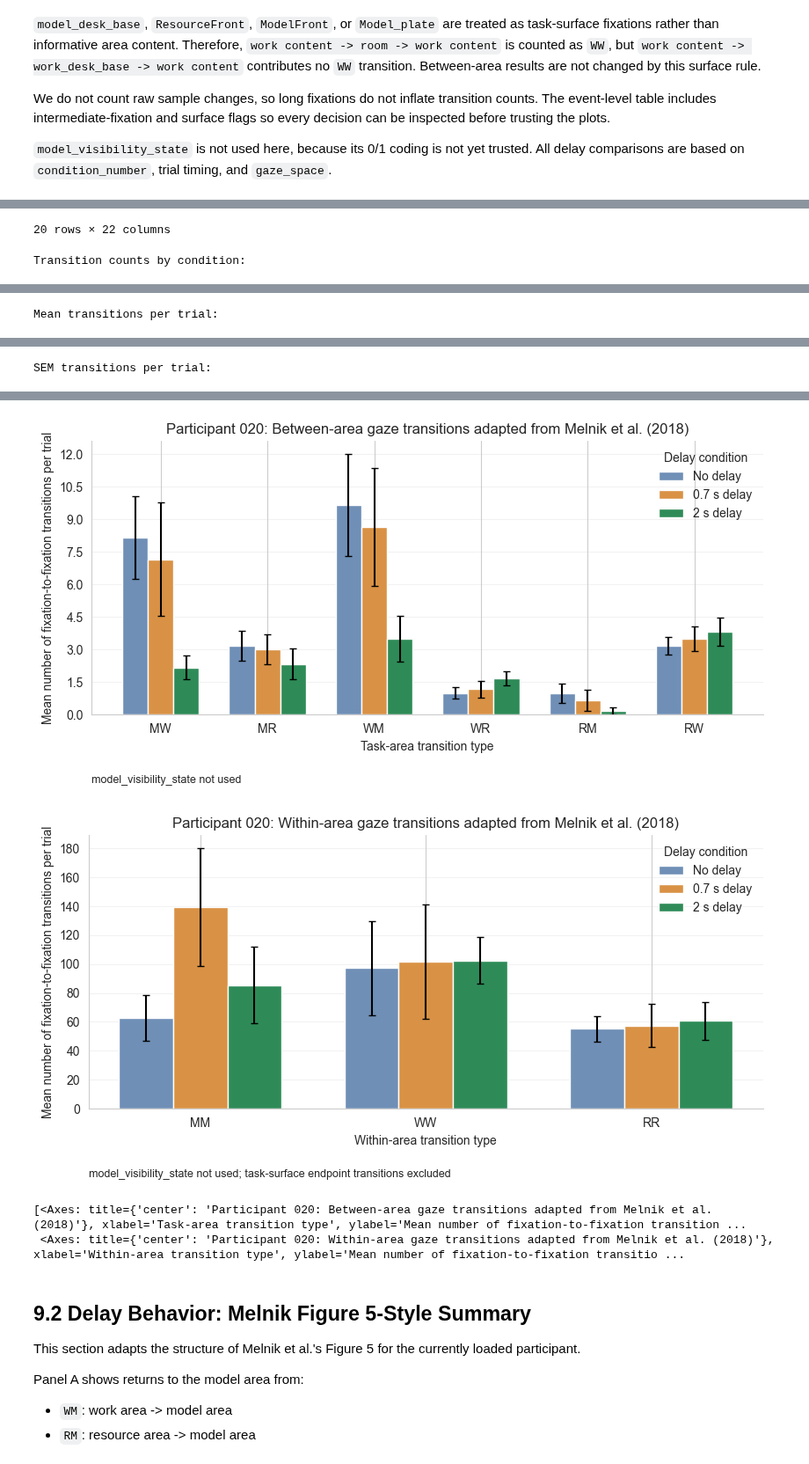
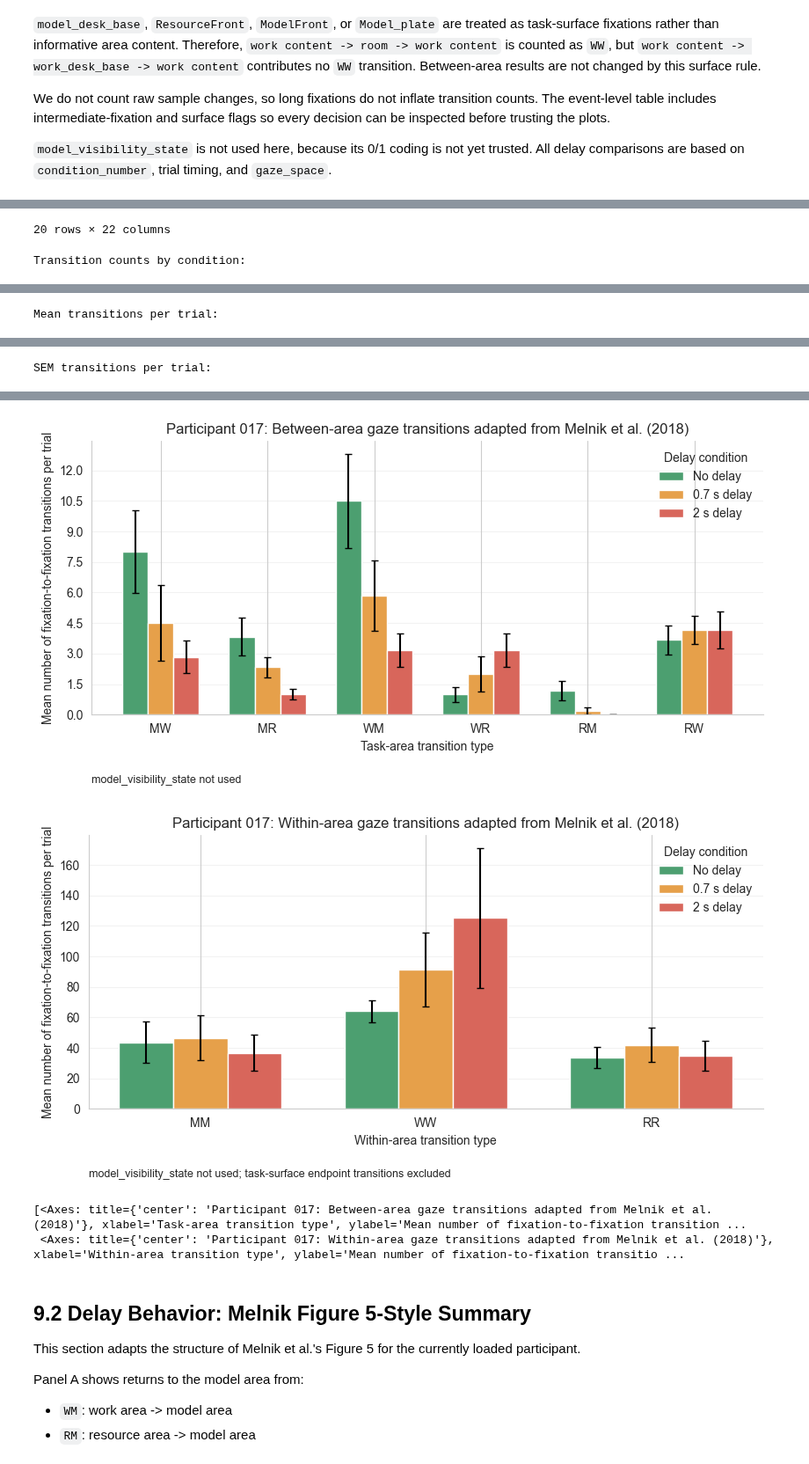
Before and after one commit to JohnMadrid/lego-vr-analysis, a Jupyter notebook: eye-classification/notebooks/lego_practice_Azad.ipynb, the cells around one changed output, grey strips where cells are left out. Shown at 88% size. Saved outputs shown, nothing was run; the diff lists cells and outputs as text; code cells hidden in the pictures.

```diff
--- a/eye-classification/notebooks/lego_practice_Azad.ipynb
+++ b/eye-classification/notebooks/lego_practice_Azad.ipynb
@@ -41,7 +41,7 @@ except ImportError:
     plt.style.use("default")
 
 DATA_DIR = Path("../data/merged")
-PARTICIPANT_ID = "020"
+PARTICIPANT_ID = "017"
 
 FILE_PATH = DATA_DIR / f"{PARTICIPANT_ID}_synced.csv"
 
@@ -1124,7 +1124,7 @@ def plot_melnik_figure3_style(summary):
         return None
 
     condition_numbers = [cond for cond in MELNIK_CONDITION_LABELS if cond in set(summary["condition_number"])]
-    colors = ["#6F8FB6", "#D99245", "#2E8B57"]
+    colors = ["#4C9F70", "#E6A04A", "#D8665B"]
 
     plot_groups = [
         (
@@ -1314,7 +1314,7 @@ SEM transitions per trial:
-[figure, old version]
+[figure, new version]
-[figure, old version]
+[figure, new version]
-[<Axes: title={'center': 'Participant 020: Between-area gaze transitions adapted from Melnik et al. (2018)'}, xlabel='Task-area transition type', ylabel='Mean number of fixation-to-fixation transition ...
- <Axes: title={'center': 'Participant 020: Within-area gaze transitions adapted from Melnik et al. (2018)'}, xlabel='Within-area transition type', ylabel='Mean number of fixation-to-fixation transitio ...
+[<Axes: title={'center': 'Participant 017: Between-area gaze transitions adapted from Melnik et al. (2018)'}, xlabel='Task-area transition type', ylabel='Mean number of fixation-to-fixation transition ...
+ <Axes: title={'center': 'Participant 017: Within-area gaze transitions adapted from Melnik et al. (2018)'}, xlabel='Within-area transition type', ylabel='Mean number of fixation-to-fixation transitio ...
 # %% [markdown]
 ## 9.2 Delay Behavior: Melnik Figure 5-Style Summary
 
```
Also changed, not shown: parts of 31 cells of this notebook, 2 other files.
